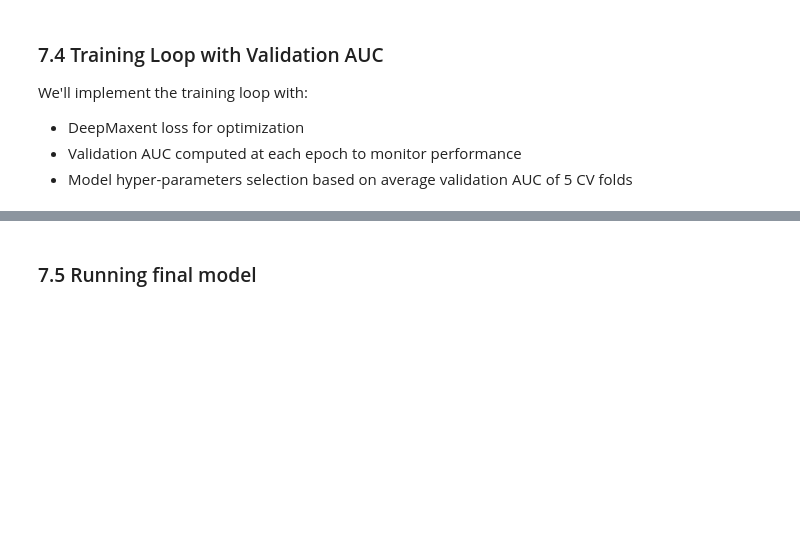
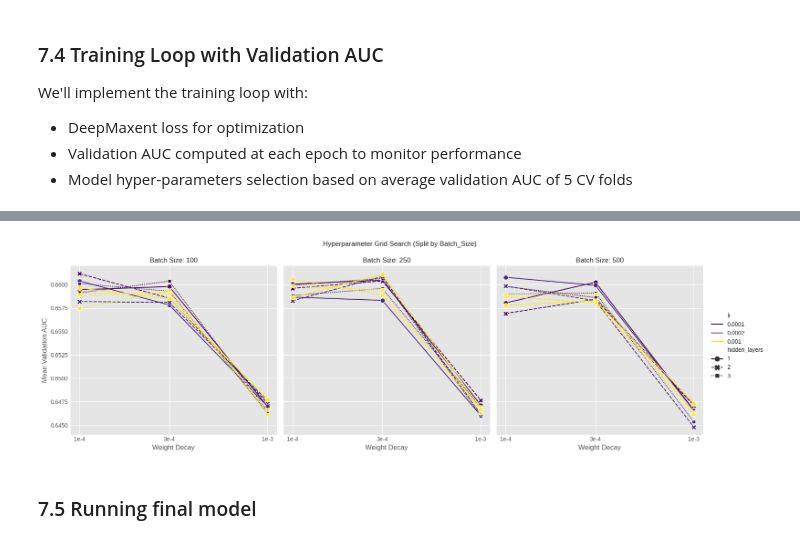
Before and after one commit to cmunozr/2026_I_AI_GU, a Jupyter notebook: Project/deepmaxent.ipynb, the cells around one changed output, grey strips where cells are left out. Drawn from its saved outputs; the diff is of its cells as text; code cells hidden in the pictures; blank space fills up the shorter version.

```diff
--- a/Project/deepmaxent.ipynb
+++ b/Project/deepmaxent.ipynb
@@ -964,0 +1116,3 @@ display(results_df.sort_values(by='mean_auc', ascending=False).head())
+# %%
+# load from file
+results_df = pd.read_csv("/content/2026_I_AI_GU/Project/deepmaxent_gridsearch_results.csv")
@@ -964,0 +1129,86 @@ display(results_df.sort_values(by='mean_auc', ascending=False).head())
+# %%
+import pandas as pd
+import seaborn as sns
+import matplotlib.pyplot as plt
+
+# Apply the R ggplot aesthetic
+plt.style.use('ggplot')
+
+def plot_gridsearch_panels(df, panel_var='hidden_layers'):
+    """
+    Creates a static faceted grid of line plots.
+    panel_var: The hyperparameter to split into separate panels.
+    """
+    # 1. Define all available hyperparameters
+    all_params = ['weight_decay', 'lr', 'hidden_layers', 'batch_size']
+
+    if panel_var not in all_params:
+        raise ValueError(f"panel_var must be one of {all_params}")
+
+    # 2. Automatically assign the remaining 3 variables
+    remaining_params = [p for p in all_params if p != panel_var]
+
+    # Intelligently assign X-axis (prefer continuous variables like weight_decay or lr)
+    if 'weight_decay' in remaining_params:
+        x_var = 'weight_decay'
+    elif 'lr' in remaining_params:
+        x_var = 'lr'
+    else:
+        x_var = remaining_params[0]
+
+    remaining_params.remove(x_var)
+
+    # Assign the last two to Color (hue) and Line Style
+    hue_var = remaining_params[0]
+    style_var = remaining_params[1]
+
+    print(f"Creating panels for: {panel_var}")
+    print(f"Mapping X-Axis: {x_var} | Color: {hue_var} | Style: {style_var}\n")
+
+    # 3. Create the multi-panel plot using sns.relplot
+    # relplot automatically handles the figure size based on height and aspect ratio
+    g = sns.relplot(
+        data=df,
+        x=x_var,
+        y="mean_auc",
+        col=panel_var,       # <--- This creates the separate panels!
+        hue=hue_var,
+        style=style_var,
+        kind="line",         # Specifies we want line plots, not scatter
+        markers=True,
+        dashes=True,
+        palette="viridis",
+        errorbar=None,       # Removes confidence interval shading
+        linewidth=1.5,
+        markersize=8,
+        height=5,            # Height of each individual panel
+        aspect=1.1,          # Width-to-height ratio of each panel
+        facet_kws={'sharey': True} # Ensures Y-axis scale is identical across panels
+    )
+
+    # 4. Formatting and Clean up
+    g.set_axis_labels(x_var.replace('_', ' ').title(), "Mean Validation AUC")
+    g.set_titles(col_template=f"{panel_var.replace('_', ' ').title()}: {{col_name}}")
+
+    # Apply a log scale if the X-axis is weight_decay or learning rate
+    if x_var in ['weight_decay', 'lr']:
+        g.set(xscale='log')
+
+        # Optional: Apply nice scientific notation ticks if it's weight decay
+        if x_var == 'weight_decay':
+            g.set(xticks=[0.0001, 0.0003, 0.001], xticklabels=['1e-4', '3e-4', '1e-3'])
+
+    # Shift the overall figure title up so it doesn't overlap with panel titles
+    g.figure.suptitle(f"Hyperparameter Grid Search (Split by {panel_var.title()})", y=1.05)
+
+    plt.show()
+
+# --- Try it out ---
+# Split panels by hidden layers
+plot_gridsearch_panels(results_df, panel_var='batch_size')
+
+# Or try splitting panels by batch size instead:
+# plot_gridsearch_panels(results_df, panel_var='batch_size')
+
+# mejorar la grafica, correr otros experimentos using , terminar
+# %% [output]
@@ -965,3 +1217,4 @@ display(results_df.sort_values(by='mean_auc', ascending=False).head())
+[figure, added]
 # %% [markdown]
 ### 7.5 Running final model
 # %%
```
Also changed, not shown: parts of 27 cells of this notebook.
